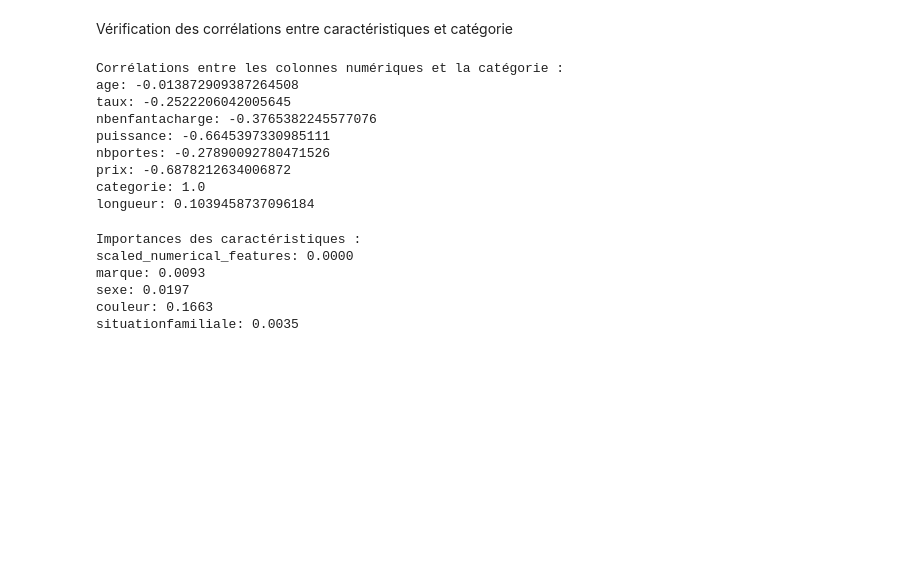
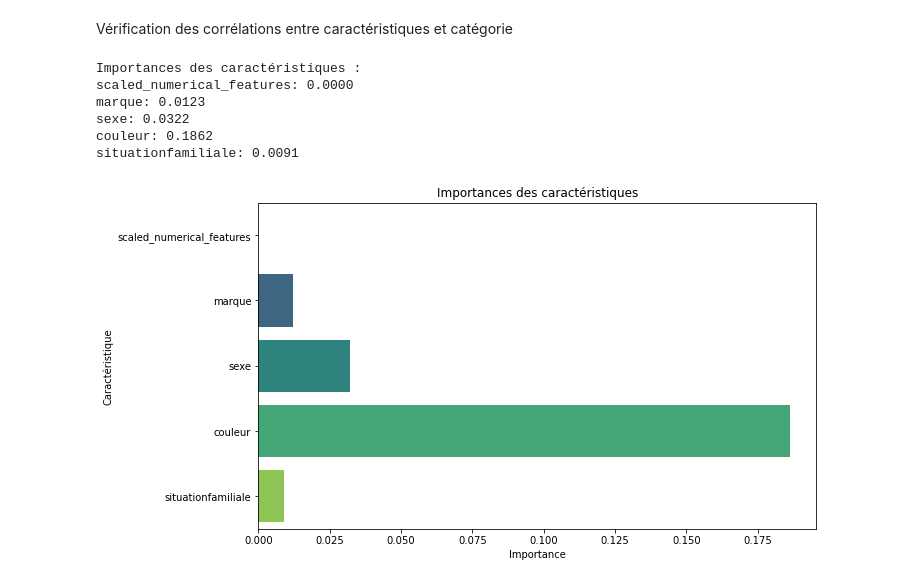
Before and after one commit to Thodler/docker-hadoop-spark, a Jupyter notebook: notebooks/Classification avec GBTClassifier.ipynb, the cells around one changed output. Cells and saved outputs as stored; diff of their text form; code cells hidden in the pictures; blank space fills up the shorter version.

```diff
--- a/notebooks/Classification avec GBTClassifier.ipynb
+++ b/notebooks/Classification avec GBTClassifier.ipynb
@@ -109,9 +115,6 @@ clients_immatriculations = encoder_sexe.fit(clients_immatriculations).transform(
 indexer_couleur = StringIndexer(inputCol="couleur", outputCol="couleur_index")
 indexer_couleur = indexer_couleur.fit(clients_immatriculations)
 clients_immatriculations = indexer_couleur.transform(clients_immatriculations)
-
-encoder_couleur = OneHotEncoder(inputCol="couleur_index", outputCol="couleur_encoded")
-clients_immatriculations = encoder_couleur.fit(clients_immatriculations).transform(clients_immatriculations)
 # %%
 indexer_situationfamiliale = StringIndexer(inputCol="situationfamiliale", outputCol="situationfamiliale_index")
 indexer_situationfamiliale = indexer_situationfamiliale.fit(clients_immatriculations)
@@ -125,11 +128,10 @@ clients_immatriculations = clients_immatriculations.drop('marque_index')
 clients_immatriculations = clients_immatriculations.drop('sexe')
 clients_immatriculations = clients_immatriculations.drop('sexe_index')
 clients_immatriculations = clients_immatriculations.drop('couleur')
-clients_immatriculations = clients_immatriculations.drop('couleur_index')
 clients_immatriculations = clients_immatriculations.drop('situationfamiliale')
 clients_immatriculations = clients_immatriculations.drop('situationfamiliale_index')
 
 clients_immatriculations = clients_immatriculations.withColumnRenamed('marque_encoded', 'marque')
 clients_immatriculations = clients_immatriculations.withColumnRenamed('sexe_encoded', 'sexe')
-clients_immatriculations = clients_immatriculations.withColumnRenamed('couleur_encoded', 'couleur')
+clients_immatriculations = clients_immatriculations.withColumnRenamed('couleur_indexed', 'couleur')
 clients_immatriculations = clients_immatriculations.withColumnRenamed('situationfamiliale_encoded', 'situationfamiliale')
@@ -440,32 +446,42 @@ Validation croisée
 # print(f"Précision moyenne après validation croisée : {cv_accuracy * 100:.2f}%")
 # %% [markdown]
 Vérification des corrélations entre caractéristiques et catégorie
-# %%
-numerical_cols = ['age', 'taux', 'nbenfantacharge', 'puissance', 'nbportes', 'prix', 'categorie', 'longueur']
-print("Corrélations entre les colonnes numériques et la catégorie :")
-for col_name in numerical_cols:
-    correlation = clients_immatriculations.select(corr(col_name, "categorie")).first()[0]
-    print(f"{col_name}: {correlation}")
-# %% [output]
-Corrélations entre les colonnes numériques et la catégorie :
-age: -0.013872909387264508
-taux: -0.2522206042005645
-nbenfantacharge: -0.3765382245577076
-puissance: -0.6645397330985111
-nbportes: -0.27890092780471526
-prix: -0.6878212634006872
-categorie: 1.0
-longueur: 0.1039458737096184
 # %%
+# Supposons que 'model' soit votre modèle entraîné
+importances = model.featureImportances
+
+# Noms des caractéristiques
+feature_names = ['scaled_numerical_features', 'marque', 'sexe', 'couleur', 'situationfamiliale']
+
 # Afficher les importances des caractéristiques
-importances = model.featureImportances
 print("Importances des caractéristiques :")
-for i, col in enumerate(['scaled_numerical_features', 'marque', 'sexe', 'couleur', 'situationfamiliale']):
+for i, col in enumerate(feature_names):
     print(f"{col}: {importances[i]:.4f}")
+
+# Créer une liste de tuples (nom de la caractéristique, importance)
+feature_importances = [(feature_names[i], importances[i]) for i in range(len(feature_names))]
+
+# Créer un DataFrame pandas
+df_importances = pd.DataFrame(feature_importances, columns=['Caractéristique', 'Importance'])
+
+# Initialiser la figure
+plt.figure(figsize=(10, 6))
+
+# Créer le diagramme en barres
+sns.barplot(x='Importance', y='Caractéristique', data=df_importances, palette='viridis')
+
+# Ajouter le titre et les labels
+plt.title("Importances des caractéristiques")
+plt.xlabel("Importance")
+plt.ylabel("Caractéristique")
+
+# Afficher le graphique
+plt.show()
 # %% [output]
 Importances des caractéristiques :
 scaled_numerical_features: 0.0000
-marque: 0.0093
-sexe: 0.0197
-couleur: 0.1663
-situationfamiliale: 0.0035
+marque: 0.0123
+sexe: 0.0322
+couleur: 0.1862
+situationfamiliale: 0.0091
+[figure, added]
```
Also changed, not shown: parts of 17 cells of this notebook, 1 other file.
